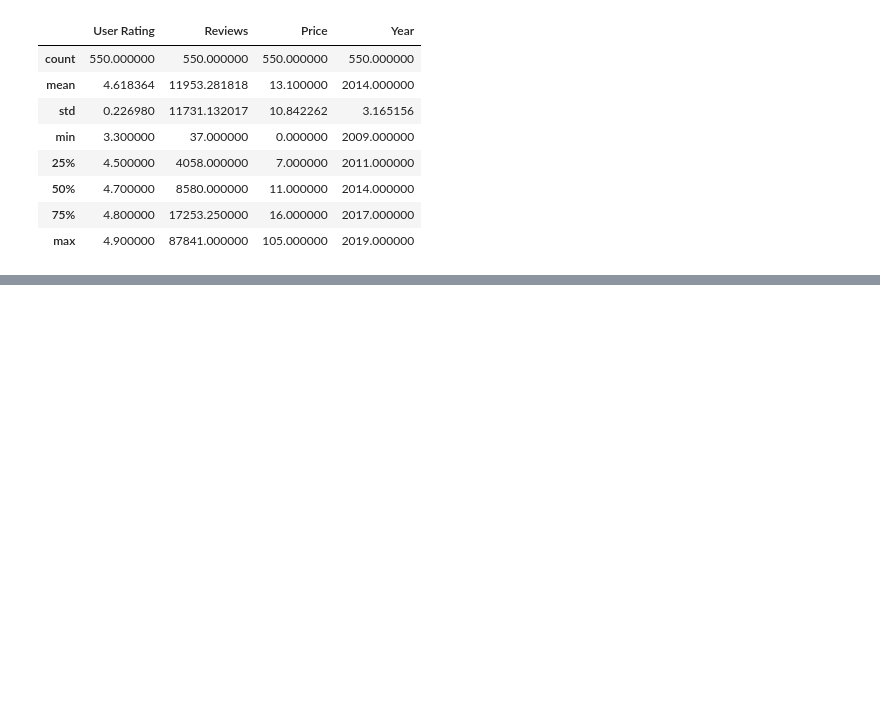
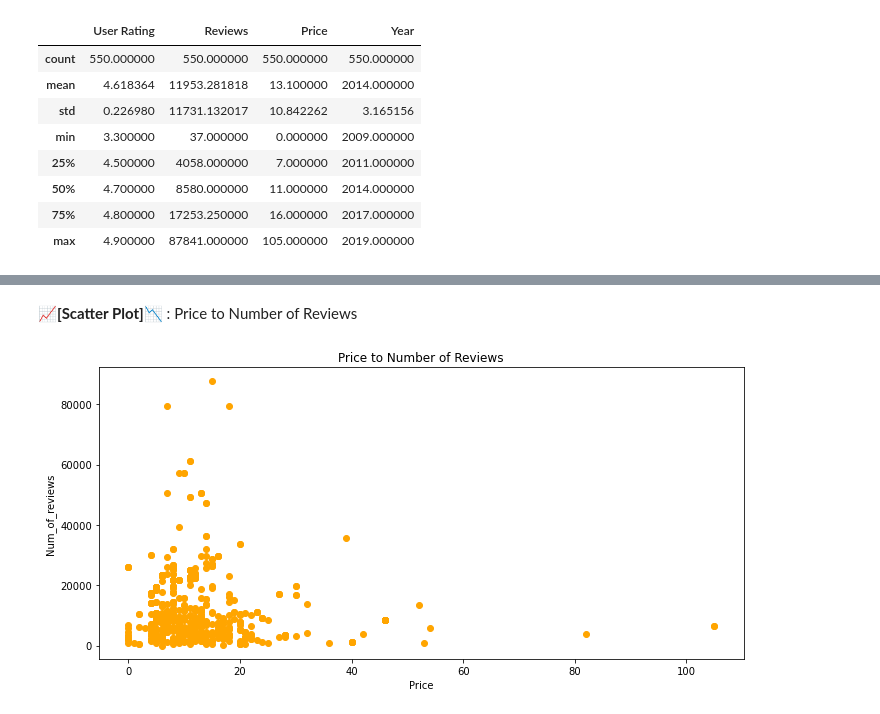
Before and after one commit to ifakaoru/Data-Project, a Jupyter notebook: EDA Amazon Bestselling Books.ipynb, the cells around one changed output, grey strips where cells are left out. Drawn from its saved outputs; the diff is of its cells as text; code cells hidden in the pictures; blank space fills up the shorter version.

```diff
--- a/EDA Amazon Bestselling Books.ipynb
+++ b/EDA Amazon Bestselling Books.ipynb
@@ -162,0 +131,12 @@ books['User Rating'].max()
+# %% [markdown]
+📈**[Scatter Plot]**📉 : Price to Number of Reviews
+# %%
+plt.figure(figsize=(10,5))
+plt.scatter(x='Price', y='Reviews', data=books, color='orange')
+plt.title('Price to Number of Reviews')
+plt.xlabel('Price')
+plt.ylabel('Num_of_reviews')
+plt.tight_layout()
+plt.show()
+# %% [output]
+[figure, added]
```
Also changed, not shown: parts of 31 cells of this notebook.
